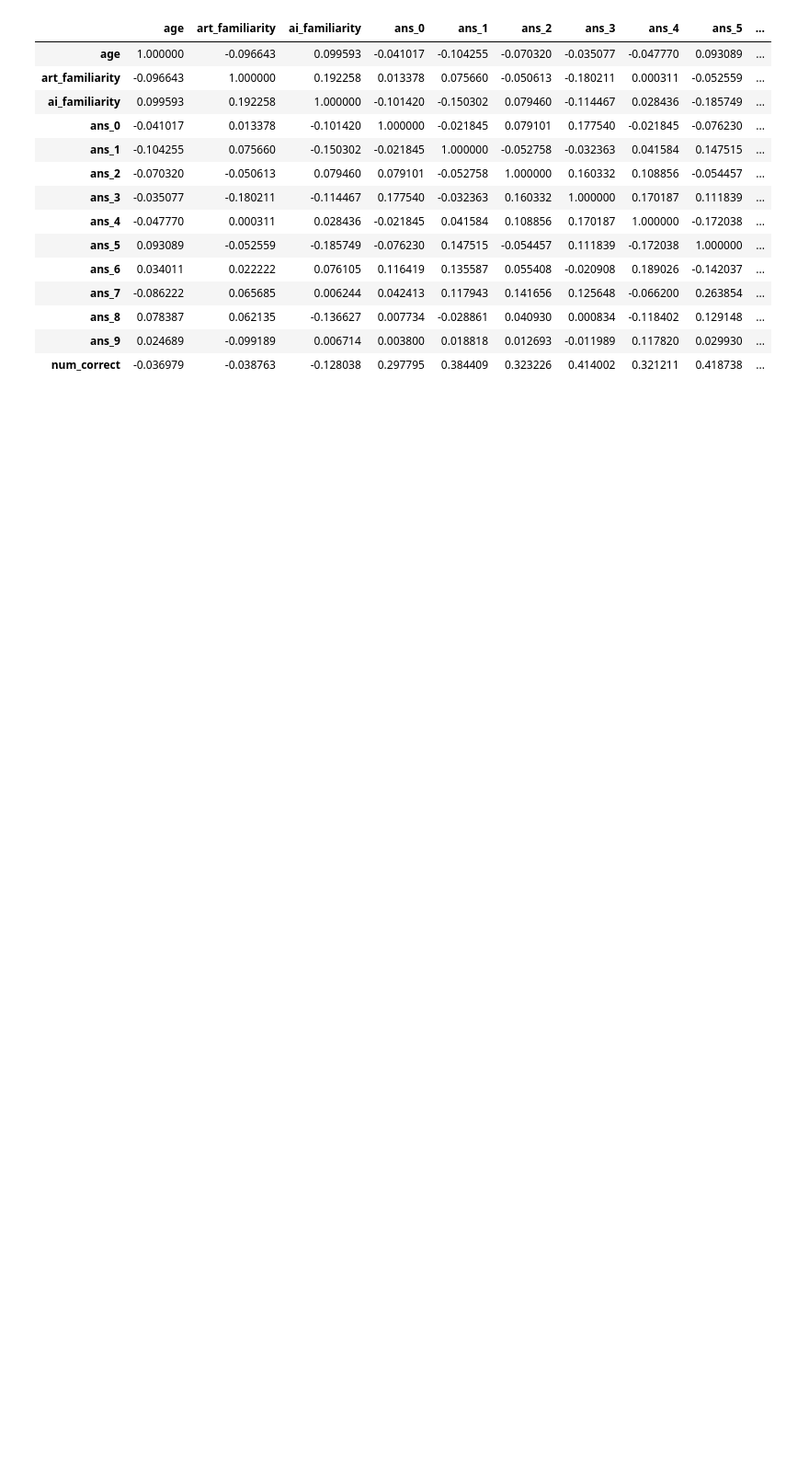
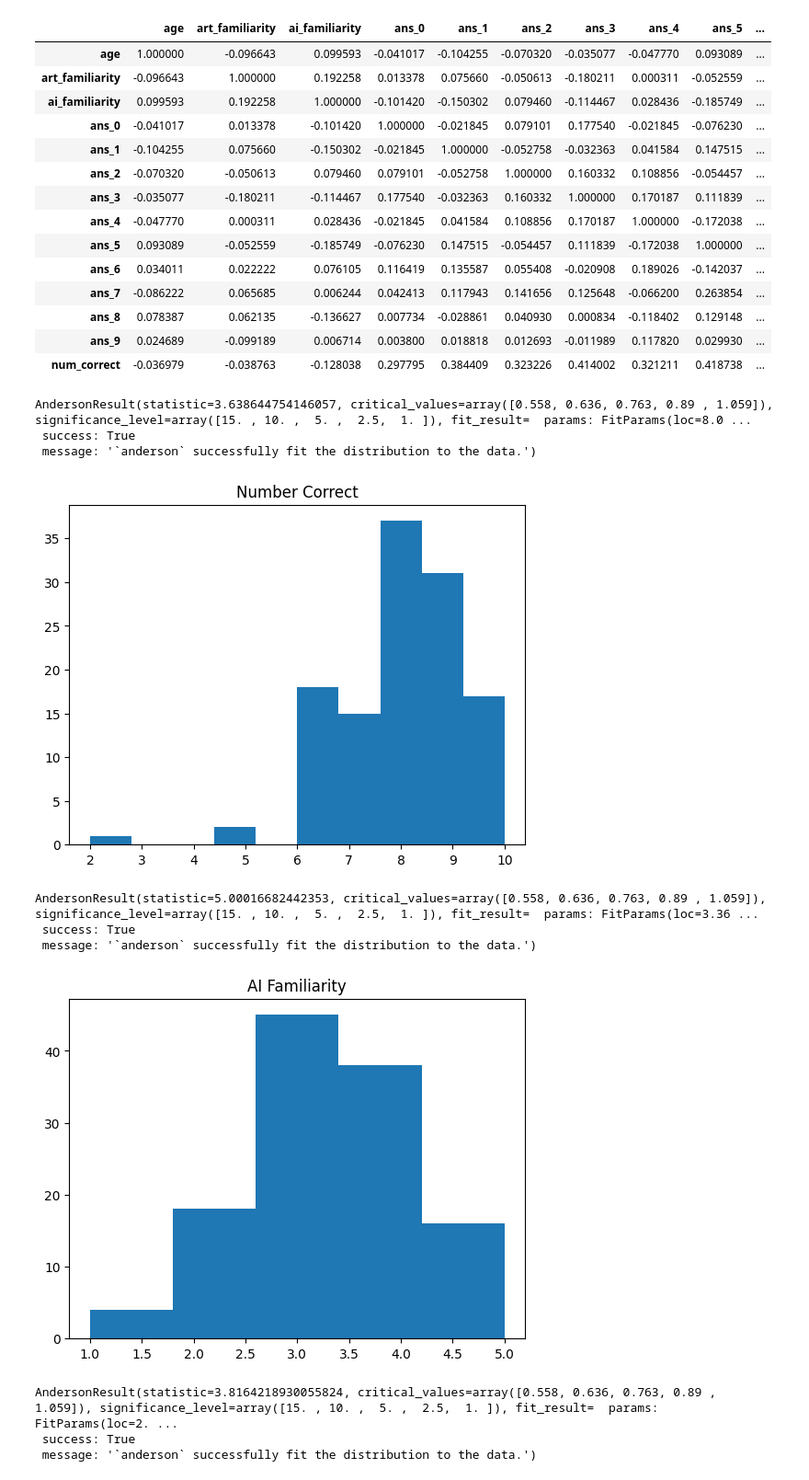
Before and after one commit to Dante1DC/Finding_AI_Registry_Test, a Jupyter notebook: Analysis/analysis.ipynb, the cells around one changed output. Shown at 92% size. Saved outputs shown, nothing was run; the diff lists cells and outputs as text; code cells hidden in the pictures; blank space fills up the shorter version.

Commit message:
grah
Complex Data Analysis

```diff
--- a/Analysis/analysis.ipynb
+++ b/Analysis/analysis.ipynb
@@ -132,0 +149,30 @@ spy.stats.ttest_ind(df)
+# %%
+
+#perform Shapiro-Wilk test for normality
+
+print(spy.stats.anderson(df["num_correct"], dist="norm"))
+plt.hist(df["num_correct"])
+plt.title("Number Correct")
+
+plt.show()
+plt.hist(df["ai_familiarity"],bins=5)
+print(spy.stats.anderson(df["ai_familiarity"], dist="norm"))
+plt.title("AI Familiarity")
+
+plt.show()
+plt.hist(df["art_familiarity"],bins=5)
+plt.title("Art Familiarity")
+
+print(spy.stats.anderson(df["art_familiarity"], dist="norm"))
+# %% [output]
+AndersonResult(statistic=3.638644754146057, critical_values=array([0.558, 0.636, 0.763, 0.89 , 1.059]), significance_level=array([15. , 10. ,  5. ,  2.5,  1. ]), fit_result=  params: FitParams(loc=8.0 ...
+ success: True
+ message: '`anderson` successfully fit the distribution to the data.')
+[figure, added]
+AndersonResult(statistic=5.00016682442353, critical_values=array([0.558, 0.636, 0.763, 0.89 , 1.059]), significance_level=array([15. , 10. ,  5. ,  2.5,  1. ]), fit_result=  params: FitParams(loc=3.36 ...
+ success: True
+ message: '`anderson` successfully fit the distribution to the data.')
+[figure, added]
+AndersonResult(statistic=3.8164218930055824, critical_values=array([0.558, 0.636, 0.763, 0.89 , 1.059]), significance_level=array([15. , 10. ,  5. ,  2.5,  1. ]), fit_result=  params: FitParams(loc=2. ...
+ success: True
+ message: '`anderson` successfully fit the distribution to the data.')
```
Also changed, not shown: parts of 9 cells of this notebook.
